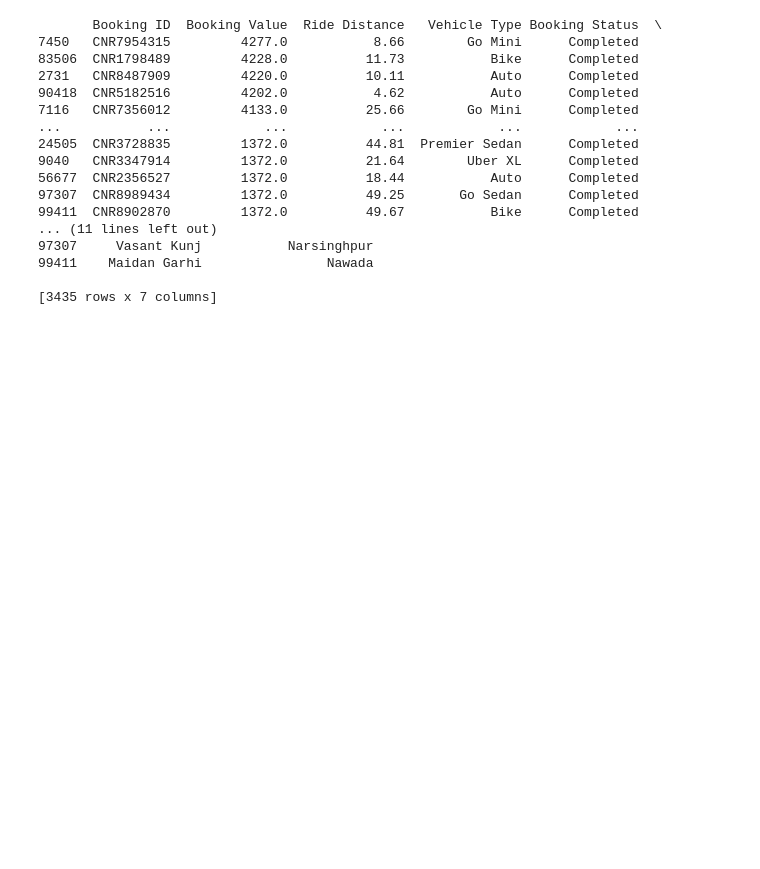
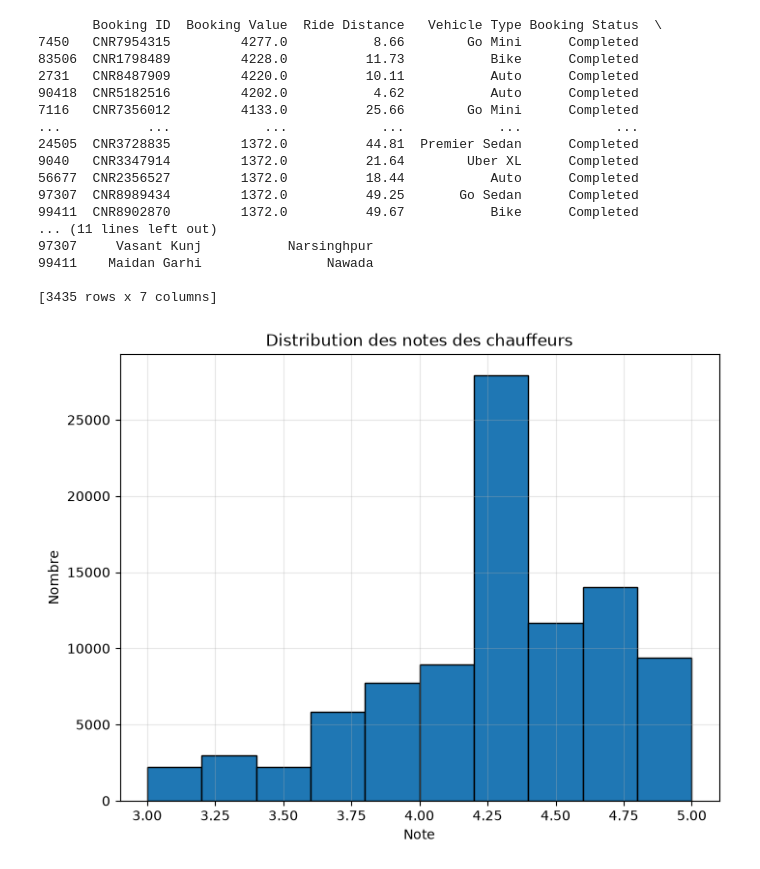
Before and after one commit to Balkis-dev/Repository_Booking, a Jupyter notebook: nettoyer_booking_data.ipynb, the cells around one changed output. Drawn from its saved outputs; the diff is of its cells as text; code cells hidden in the pictures; blank space fills up the shorter version.

```diff
--- a/nettoyer_booking_data.ipynb
+++ b/nettoyer_booking_data.ipynb
@@ -368,3 +368,21 @@ print(
 99411    Maidan Garhi                Nawada
 
 [3435 rows x 7 columns]
+# %%
+plt.figure(figsize=(8,6))
+
+plt.hist(
+    df["Driver Ratings"].dropna(),
+    bins=10,
+    edgecolor="black"
+)
+
+plt.title("Distribution des notes des chauffeurs")
+plt.xlabel("Note")
+plt.ylabel("Nombre")
+
+plt.grid(alpha=0.3)
+
+plt.show()
+# %% [output]
+[figure, added]
```
Also changed, not shown: parts of 9 cells of this notebook.
